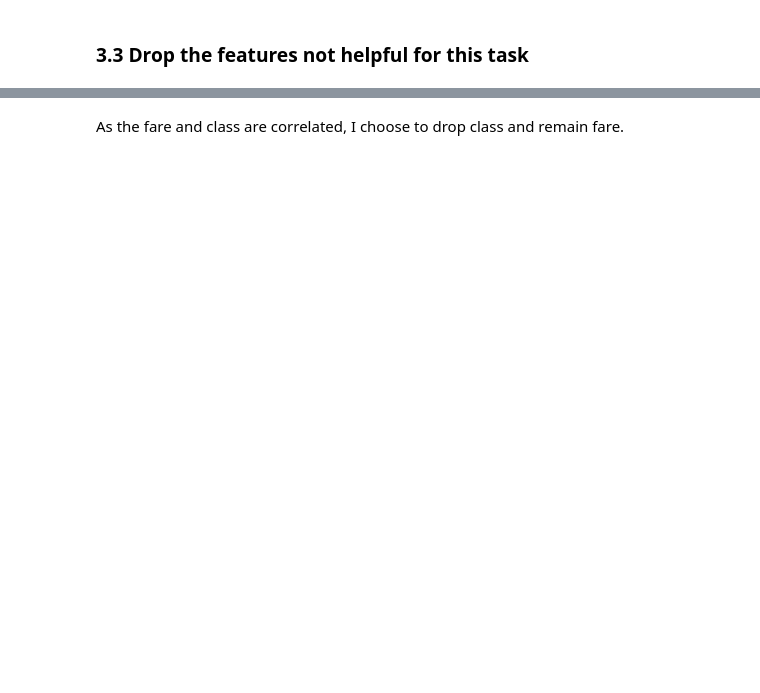
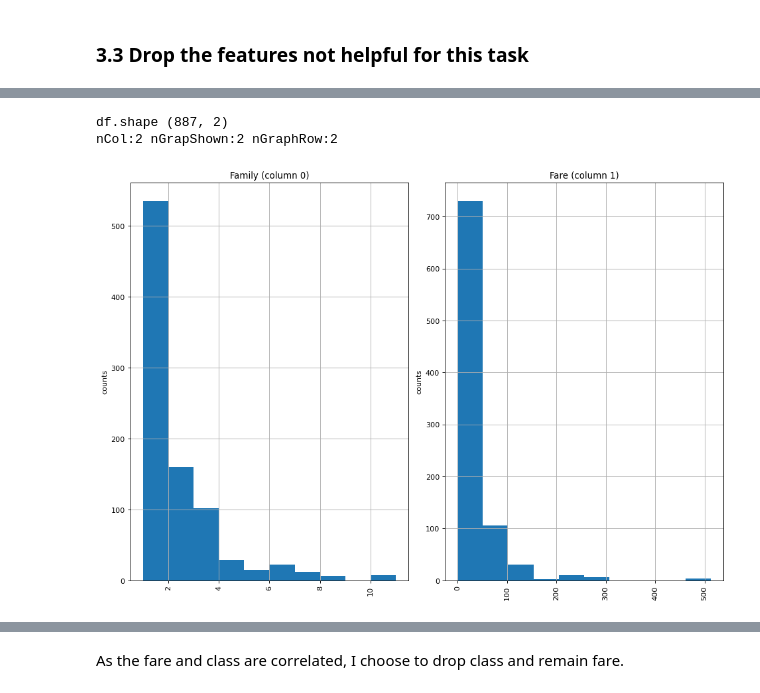
Before and after one commit to RockDeng110/titanic-predictions, a Jupyter notebook: titanic-prediction.ipynb, the cells around one changed output, grey strips where cells are left out. Drawn from its saved outputs; the diff is of its cells as text; code cells hidden in the pictures; blank space fills up the shorter version.

```diff
--- a/titanic-prediction.ipynb
+++ b/titanic-prediction.ipynb
@@ -272,0 +345,3 @@ nCol:14 nGrapShown:18 nGraphRow:5
+# %%
+df['Family'] = df['SibSp'] + df['Parch'] +1
+df = df.drop(['SibSp', 'Parch'], axis=1)
@@ -272,0 +367,6 @@ nCol:14 nGrapShown:18 nGraphRow:5
+# %%
+plotPerColumnDistribution(df[['Family', 'Fare']], 2, 2)
+# %% [output]
+df.shape (887, 2)
+nCol:2 nGrapShown:2 nGraphRow:2
+[figure, added]
```
Also changed, not shown: parts of 87 cells of this notebook, 2 other files.
